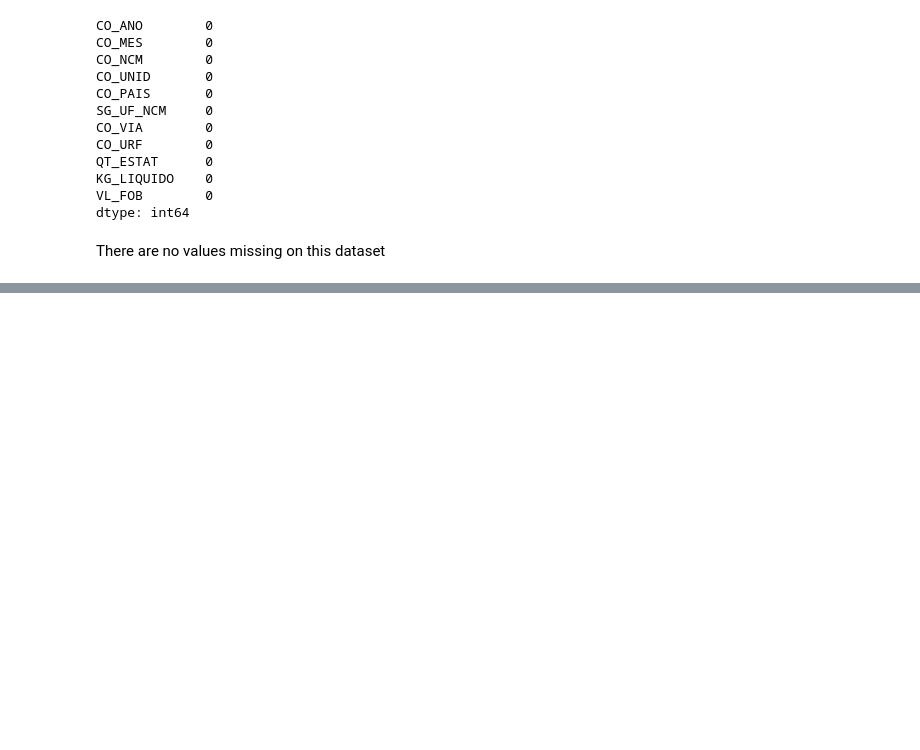
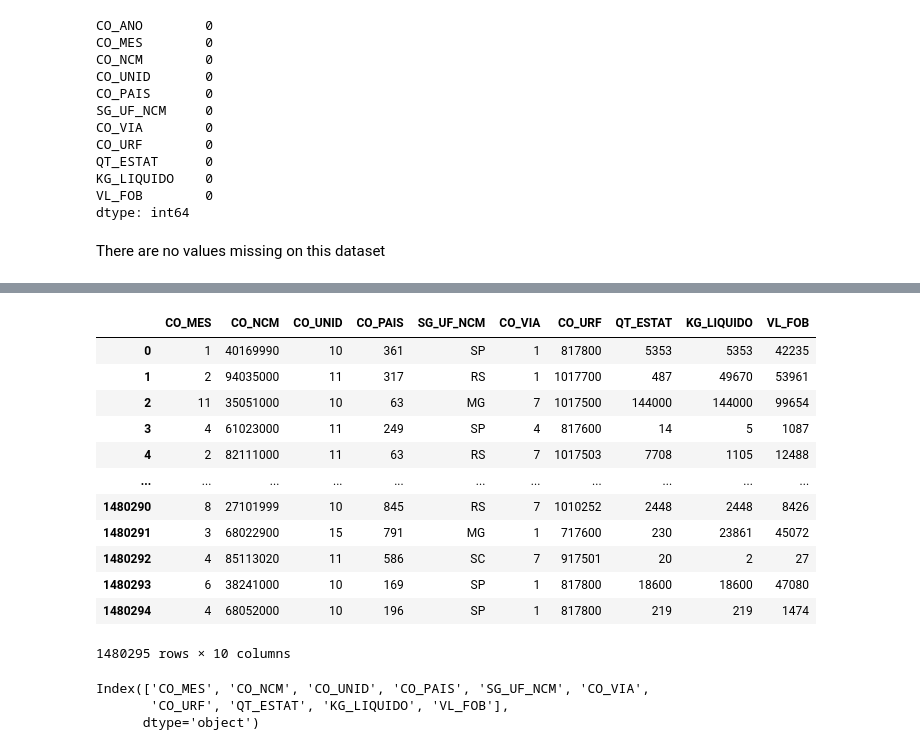
Before and after one commit to 1colete/exportacao_comex, a Jupyter notebook: notebook.ipynb, the cells around one changed output, grey strips where cells are left out. Drawn from its saved outputs; the diff is of its cells as text; code cells hidden in the pictures; blank space fills up the shorter version.

```diff
--- a/notebook.ipynb
+++ b/notebook.ipynb
@@ -119,0 +174,22 @@ fig.show()
+# %%
+data
+# %% [output]
+|  | CO_MES | CO_NCM | CO_UNID | CO_PAIS | SG_UF_NCM | CO_VIA | CO_URF | QT_ESTAT | KG_LIQUIDO | VL_FOB |
+| 0 | 1 | 40169990 | 10 | 361 | SP | 1 | 817800 | 5353 | 5353 | 42235 |
+| 1 | 2 | 94035000 | 11 | 317 | RS | 1 | 1017700 | 487 | 49670 | 53961 |
+| 2 | 11 | 35051000 | 10 | 63 | MG | 7 | 1017500 | 144000 | 144000 | 99654 |
+| 3 | 4 | 61023000 | 11 | 249 | SP | 4 | 817600 | 14 | 5 | 1087 |
+| 4 | 2 | 82111000 | 11 | 63 | RS | 7 | 1017503 | 7708 | 1105 | 12488 |
+| ... | ... | ... | ... | ... | ... | ... | ... | ... | ... | ... |
+| 1480290 | 8 | 27101999 | 10 | 845 | RS | 7 | 1010252 | 2448 | 2448 | 8426 |
+| 1480291 | 3 | 68022900 | 15 | 791 | MG | 1 | 717600 | 230 | 23861 | 45072 |
+| 1480292 | 4 | 85113020 | 11 | 586 | SC | 7 | 917501 | 20 | 2 | 27 |
+| 1480293 | 6 | 38241000 | 10 | 169 | SP | 1 | 817800 | 18600 | 18600 | 47080 |
+| 1480294 | 4 | 68052000 | 10 | 196 | SP | 1 | 817800 | 219 | 219 | 1474 |
+1480295 rows × 10 columns
+# %%
+data.columns
+# %% [output]
+Index(['CO_MES', 'CO_NCM', 'CO_UNID', 'CO_PAIS', 'SG_UF_NCM', 'CO_VIA',
+       'CO_URF', 'QT_ESTAT', 'KG_LIQUIDO', 'VL_FOB'],
+      dtype='object')
```
Also changed, not shown: parts of 13 cells of this notebook.
